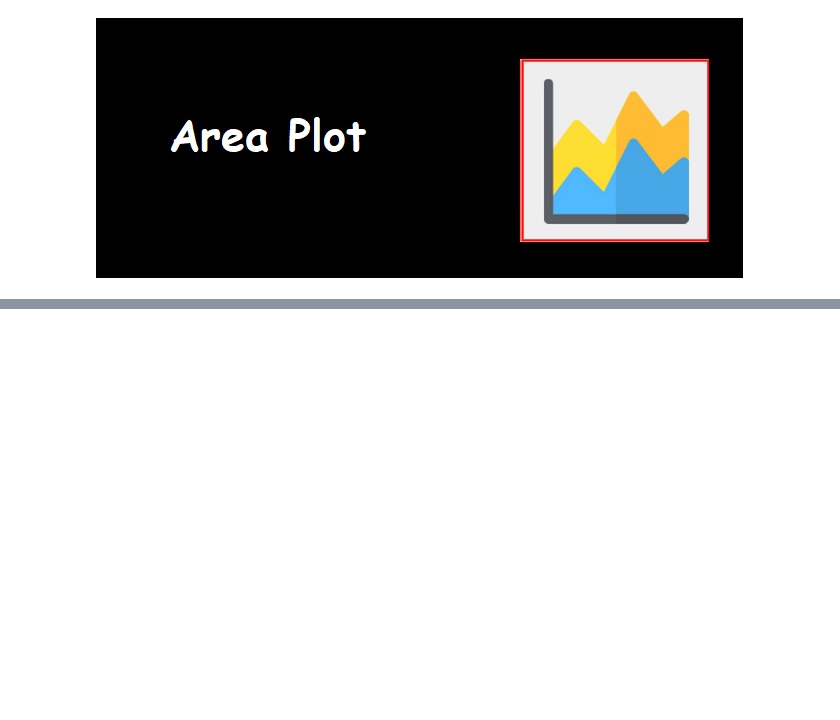
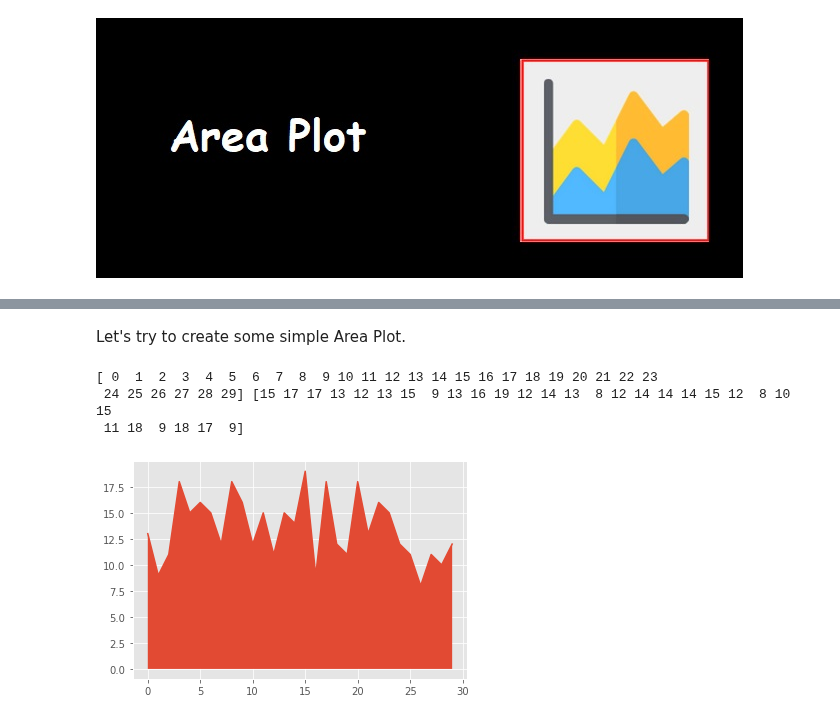
Before and after one commit to DracoNibilis/CAO_Points_Analysis, a Jupyter notebook: pyplot.ipynb, the cells around one changed output, grey strips where cells are left out. Cells and saved outputs as stored; diff of their text form; code cells hidden in the pictures; blank space fills up the shorter version.

Commit message:
area plot

```diff
--- a/pyplot.ipynb
+++ b/pyplot.ipynb
@@ -558,3 +583,22 @@ And that change histogram
+# %% [markdown]
+Let's try to create some simple Area Plot.
+# %%
+# Create data
+x = np.arange(30)
+y = np.random.randint(8, 20, 30)
+print(x,y)
+# %% [output]
+[ 0  1  2  3  4  5  6  7  8  9 10 11 12 13 14 15 16 17 18 19 20 21 22 23
+ 24 25 26 27 28 29] [15 17 17 13 12 13 15  9 13 16 19 12 14 13  8 12 14 14 14 15 12  8 10 15
+ 11 18  9 18 17  9]
+# %%
+# Plot values x and y.
+plt.plot(x,y)
+# Fill in area between the two lines.
+plt.fill_between(x,y)
+plt.show()
+# %% [output]
+[figure, added]
 # %% [markdown]
 # REFERENCES:
 
```
Also changed, not shown: parts of 21 cells of this notebook.
